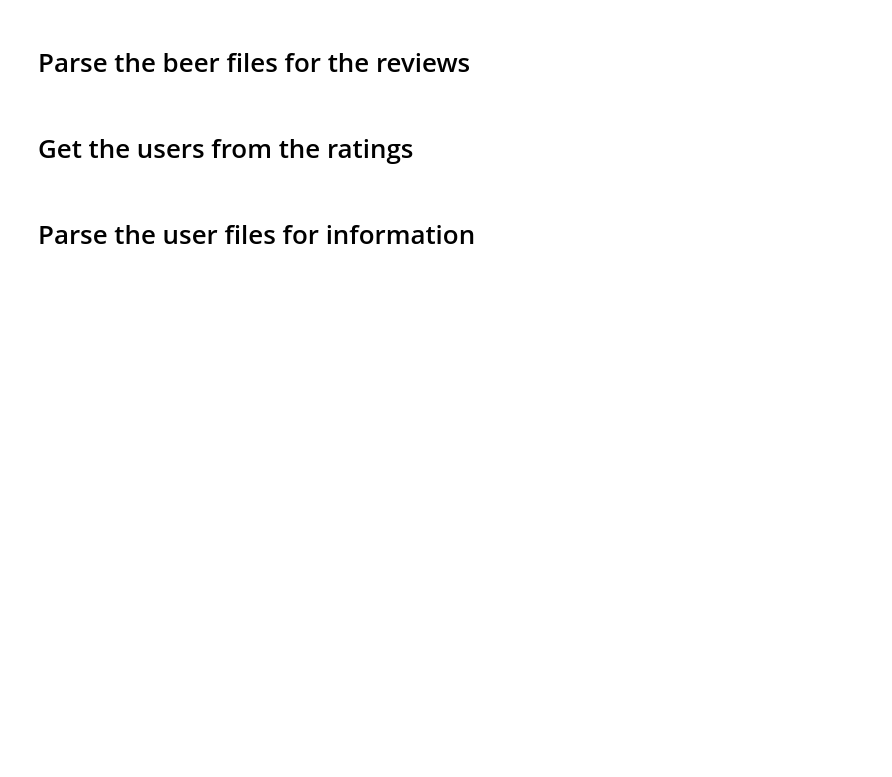
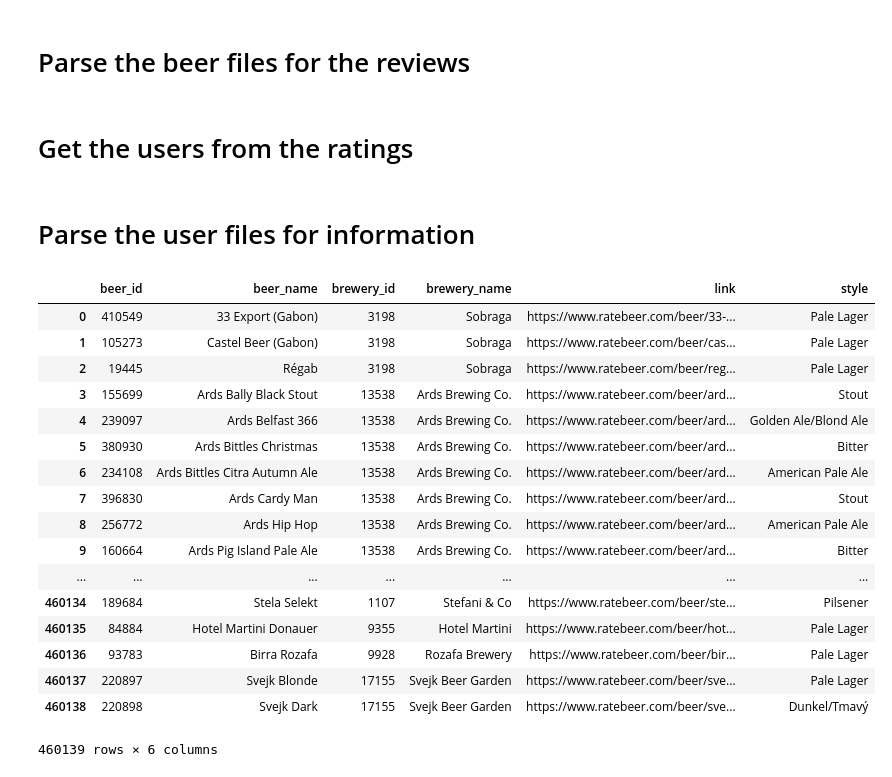
Before and after one commit to glederrey/ratebeer_crawler, a Jupyter notebook: code/notebooks/parser.ipynb, the cells around one changed output. Cells and saved outputs as stored; diff of their text form; code cells hidden in the pictures; blank space fills up the shorter version.

```diff
--- a/code/notebooks/parser.ipynb
+++ b/code/notebooks/parser.ipynb
@@ -49,3 +49,26 @@ parser.get_users_from_ratings()
 # Parse the user files for information
 # %%
 parser.parse_all_users()
+# %%
+df_old = pd.read_csv('../parsed/beers_old.csv')
+# %%
+df_old
+# %% [output]
+|  | beer_id | beer_name | brewery_id | brewery_name | link | style |
+| 0 | 410549 | 33 Export (Gabon) | 3198 | Sobraga | https://www.ratebeer.com/beer/33-... | Pale Lager |
+| 1 | 105273 | Castel Beer (Gabon) | 3198 | Sobraga | https://www.ratebeer.com/beer/cas... | Pale Lager |
+| 2 | 19445 | Régab | 3198 | Sobraga | https://www.ratebeer.com/beer/reg... | Pale Lager |
+| 3 | 155699 | Ards Bally Black Stout | 13538 | Ards Brewing Co. | https://www.ratebeer.com/beer/ard... | Stout |
+| 4 | 239097 | Ards Belfast 366 | 13538 | Ards Brewing Co. | https://www.ratebeer.com/beer/ard... | Golden Ale/Blond Ale |
+| 5 | 380930 | Ards Bittles Christmas | 13538 | Ards Brewing Co. | https://www.ratebeer.com/beer/ard... | Bitter |
+| 6 | 234108 | Ards Bittles Citra Autumn Ale | 13538 | Ards Brewing Co. | https://www.ratebeer.com/beer/ard... | American Pale Ale |
+| 7 | 396830 | Ards Cardy Man | 13538 | Ards Brewing Co. | https://www.ratebeer.com/beer/ard... | Stout |
+| 8 | 256772 | Ards Hip Hop | 13538 | Ards Brewing Co. | https://www.ratebeer.com/beer/ard... | American Pale Ale |
+| 9 | 160664 | Ards Pig Island Pale Ale | 13538 | Ards Brewing Co. | https://www.ratebeer.com/beer/ard... | Bitter |
+| ... | ... | ... | ... | ... | ... | ... |
+| 460134 | 189684 | Stela Selekt | 1107 | Stefani & Co | https://www.ratebeer.com/beer/ste... | Pilsener |
+| 460135 | 84884 | Hotel Martini Donauer | 9355 | Hotel Martini | https://www.ratebeer.com/beer/hot... | Pale Lager |
+| 460136 | 93783 | Birra Rozafa | 9928 | Rozafa Brewery | https://www.ratebeer.com/beer/bir... | Pale Lager |
+| 460137 | 220897 | Svejk Blonde | 17155 | Svejk Beer Garden | https://www.ratebeer.com/beer/sve... | Pale Lager |
+| 460138 | 220898 | Svejk Dark | 17155 | Svejk Beer Garden | https://www.ratebeer.com/beer/sve... | Dunkel/Tmavý |
+460139 rows × 6 columns
```
Also changed, not shown: 1 other file.
